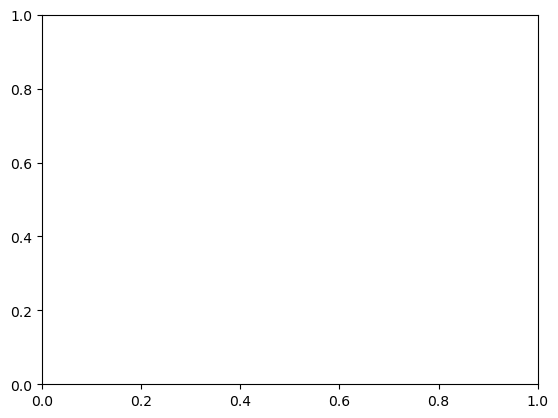
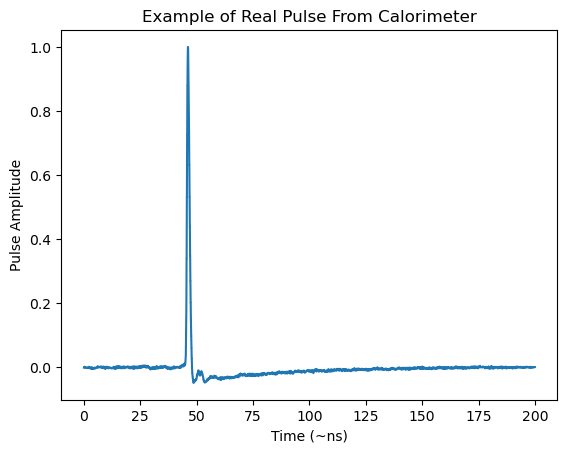
The change to this notebook cell's code, shown as a diff; its figure went from the first image to the second:
--- before
+++ after
@@ -17,19 +17,12 @@
 
 # --- Constants ---
-INPUT_FILE = '../hg-DREAM-new/hgdream/Sensl_FastOut_AveragePulse_1p8GHzBandwidth.feather' #Need to move file into our repository
-SAVE_DIR = '1Conv_checkpoints_running'
-LOG_FILE = '1Conv_3pulse_noise_tb23.csv'
-SAVE_DIR2 = '1Conv_checkpoints_running2'
-LOG_FILE2 = '1Conv_3pulse_noise_tb232.csv'
-MODEL_NAME_TEMPLATE = '1Conv_2pulse_noise.loss_{val_loss:01.5f}.e{epoch:03d}_deconv.h5'
-MODEL_NAME_TEMPLATE2 = '1Conv_2pulse_noise.loss_{val_loss:01.5f}.e{epoch:03d}_deconv2.h5'
-NUM_EVENTS = 20000
-width_cutoff = 100
-total_time = width_cutoff * 0.2
-time_resolution = 20 # in ns
-TIME_STEPS = int(total_time / (time_resolution))
-SCALE_FACTOR = 12.0 / 10.0
+INPUT_FILE = '../Sensl_FastOut_AveragePulse_1p8GHzBandwidth.feather'
+NUM_EVENTS = 500
+width_cutoff = 800
+total_time = width_cutoff * 0.02
+time_resolution = 200 # in ps
+TIME_STEPS = int(total_time / (time_resolution) * 1000)
 VAL_SPLIT = 0.1
-noise_factor = 0.2              #percent compared to the amplitude of a signal
+noise_factor = 0.2
 num_pulses= 5
 varPulses = True
@@ -37,5 +30,5 @@
 
 center = 2306
-weighted_amp = 1.2*width_cutoff/TIME_STEPS
+weighted_amp = width_cutoff/TIME_STEPS
 noise = noise_factor*weighted_amp
 
@@ -44,8 +37,7 @@
 # --- Load and Normalize Data ---
 df = pd.read_feather(INPUT_FILE)
-
-df['data_ch0'] = df['data_ch0'] / df['data_ch0'].max() * SCALE_FACTOR
+df['data_ch0'] = df['data_ch0'] / df['data_ch0'].max()
 df = pd.DataFrame(np.repeat(df.values, 2, axis=0), columns=df.columns)
-x = np.arange(10000,dtype = float)/10000 * 150
+x = np.arange(10000,dtype = float)/10000 * 200
 # Crop data and reset index
 plt.plot(x,df['data_ch0'].values)
@@ -64,6 +56,6 @@
 plt.ylabel("Pulse Amplitude")
 plt.title("Cropped Pulse Into Relevant Time Scales")
-plt.savefig("CroppedPulse.png", pad_inches=0.1)
+#plt.savefig("CroppedPulse.png", pad_inches=0.1)
 plt.show()
 print(len(df['data_ch0'].values))
-print(np.length(x))
+print(TIME_STEPS)

Commit: Changing code to reflect reorganization, editing data synthesis to be more clear